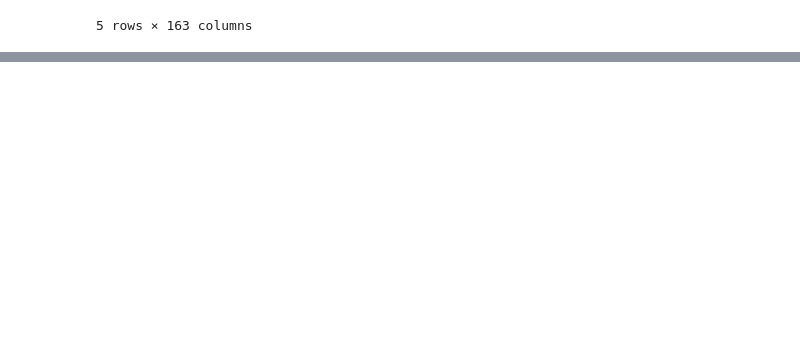
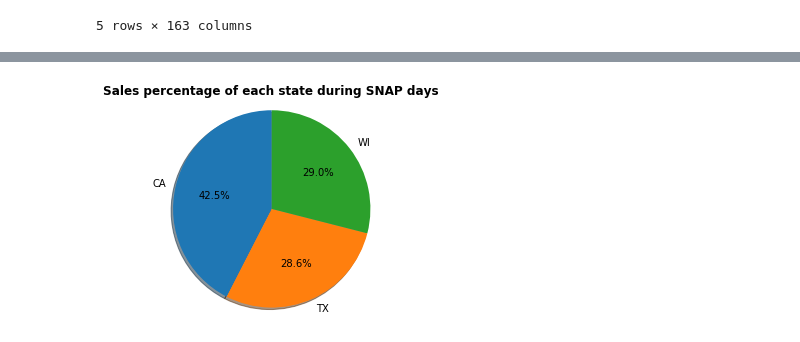
Before and after one commit to rka97/BigDataM5Project, a Jupyter notebook: code/data_exploration.ipynb, the cells around one changed output, grey strips where cells are left out. Drawn from its saved outputs; the diff is of its cells as text; code cells hidden in the pictures; blank space fills up the shorter version.

```diff
--- a/code/data_exploration.ipynb
+++ b/code/data_exploration.ipynb
@@ -1072,0 +1118,5 @@ Prices sorted descendingly by total revenue
+# %%
+statewise_snap_sales = (sales_snap.groupby('state_id').agg({"snap_sales":"sum"})/sales_snap["snap_sales"].sum() * 100).reset_index()
+pie_chart(statewise_snap_sales['snap_sales'], statewise_snap_sales['state_id'], "Sales percentage of each state during SNAP days")
+# %% [output]
+[figure, added]
```
Also changed, not shown: parts of 12 cells of this notebook, 5 other files.
